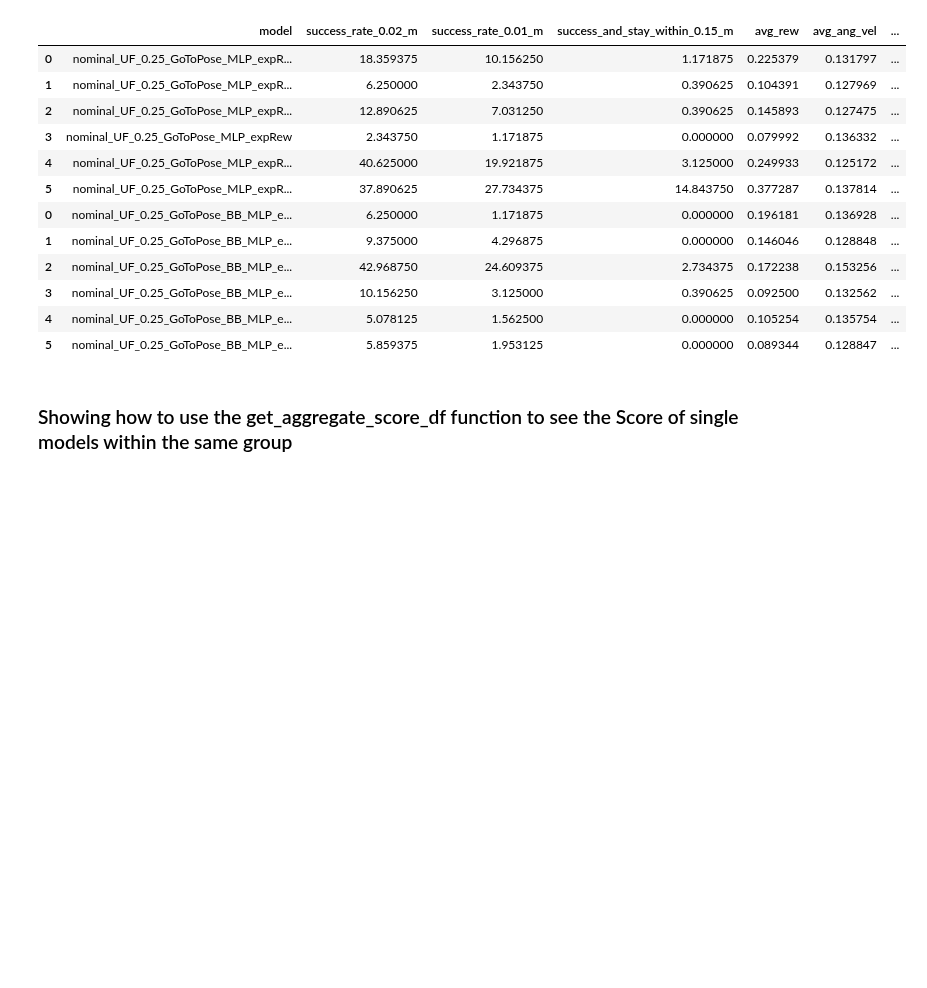
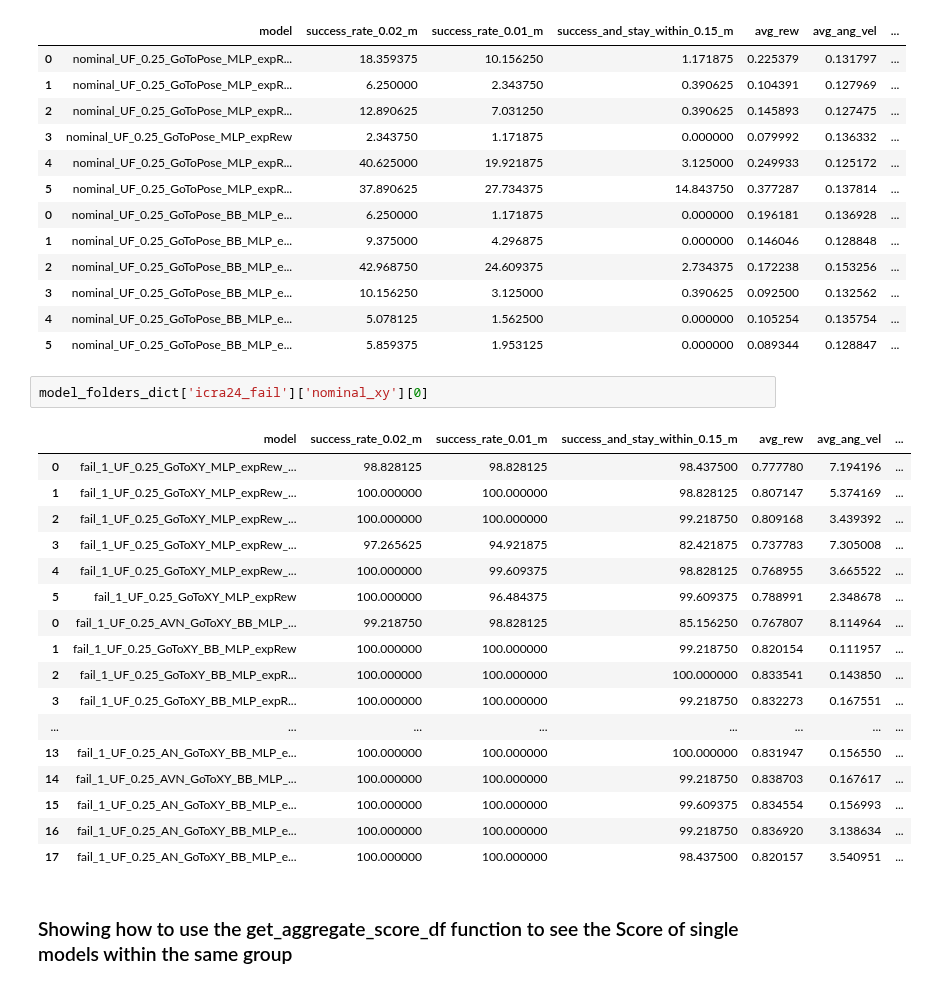
Before and after one commit to elharirymatteo/RANS, a Jupyter notebook: omniisaacgymenvs/utils/eval_multi_models.ipynb, the cells around one changed output. Saved outputs shown, nothing was run; the diff lists cells and outputs as text; blank space fills up the shorter version.

```diff
--- a/omniisaacgymenvs/utils/eval_multi_models.ipynb
+++ b/omniisaacgymenvs/utils/eval_multi_models.ipynb
@@ -206,6 +206,26 @@ model_folders_dict['icra24_Pose']['nominal_xy'][0]
 | 3 | nominal_UF_0.25_GoToPose_BB_MLP_e... | 10.156250 | 3.125000 | 0.390625 | 0.092500 | 0.132562 | ... |
 | 4 | nominal_UF_0.25_GoToPose_BB_MLP_e... | 5.078125 | 1.562500 | 0.000000 | 0.105254 | 0.135754 | ... |
 | 5 | nominal_UF_0.25_GoToPose_BB_MLP_e... | 5.859375 | 1.953125 | 0.000000 | 0.089344 | 0.128847 | ... |
+# %%
+model_folders_dict['icra24_fail']['nominal_xy'][0]
+# %% [output]
+|  | model | success_rate_0.02_m | success_rate_0.01_m | success_and_stay_within_0.15_m | avg_rew | avg_ang_vel | ... |
+| 0 | fail_1_UF_0.25_GoToXY_MLP_expRew_... | 98.828125 | 98.828125 | 98.437500 | 0.777780 | 7.194196 | ... |
+| 1 | fail_1_UF_0.25_GoToXY_MLP_expRew_... | 100.000000 | 100.000000 | 98.828125 | 0.807147 | 5.374169 | ... |
+| 2 | fail_1_UF_0.25_GoToXY_MLP_expRew_... | 100.000000 | 100.000000 | 99.218750 | 0.809168 | 3.439392 | ... |
+| 3 | fail_1_UF_0.25_GoToXY_MLP_expRew_... | 97.265625 | 94.921875 | 82.421875 | 0.737783 | 7.305008 | ... |
+| 4 | fail_1_UF_0.25_GoToXY_MLP_expRew_... | 100.000000 | 99.609375 | 98.828125 | 0.768955 | 3.665522 | ... |
+| 5 | fail_1_UF_0.25_GoToXY_MLP_expRew | 100.000000 | 96.484375 | 99.609375 | 0.788991 | 2.348678 | ... |
+| 0 | fail_1_UF_0.25_AVN_GoToXY_BB_MLP_... | 99.218750 | 98.828125 | 85.156250 | 0.767807 | 8.114964 | ... |
+| 1 | fail_1_UF_0.25_GoToXY_BB_MLP_expRew | 100.000000 | 100.000000 | 99.218750 | 0.820154 | 0.111957 | ... |
+| 2 | fail_1_UF_0.25_GoToXY_BB_MLP_expR... | 100.000000 | 100.000000 | 100.000000 | 0.833541 | 0.143850 | ... |
+| 3 | fail_1_UF_0.25_GoToXY_BB_MLP_expR... | 100.000000 | 100.000000 | 99.218750 | 0.832273 | 0.167551 | ... |
+| ... | ... | ... | ... | ... | ... | ... | ... |
+| 13 | fail_1_UF_0.25_AN_GoToXY_BB_MLP_e... | 100.000000 | 100.000000 | 100.000000 | 0.831947 | 0.156550 | ... |
+| 14 | fail_1_UF_0.25_AVN_GoToXY_BB_MLP_... | 100.000000 | 100.000000 | 99.218750 | 0.838703 | 0.167617 | ... |
+| 15 | fail_1_UF_0.25_AN_GoToXY_BB_MLP_e... | 100.000000 | 100.000000 | 99.609375 | 0.834554 | 0.156993 | ... |
+| 16 | fail_1_UF_0.25_AN_GoToXY_BB_MLP_e... | 100.000000 | 100.000000 | 99.218750 | 0.836920 | 3.138634 | ... |
+| 17 | fail_1_UF_0.25_AN_GoToXY_BB_MLP_e... | 100.000000 | 100.000000 | 98.437500 | 0.820157 | 3.540951 | ... |
 # %% [markdown]
 ### Showing how to use the get_aggregate_score_df function to see the Score of single models within the same group
 # %%
```
Also changed, not shown: parts of 1 cell of this notebook, 4 other files.
